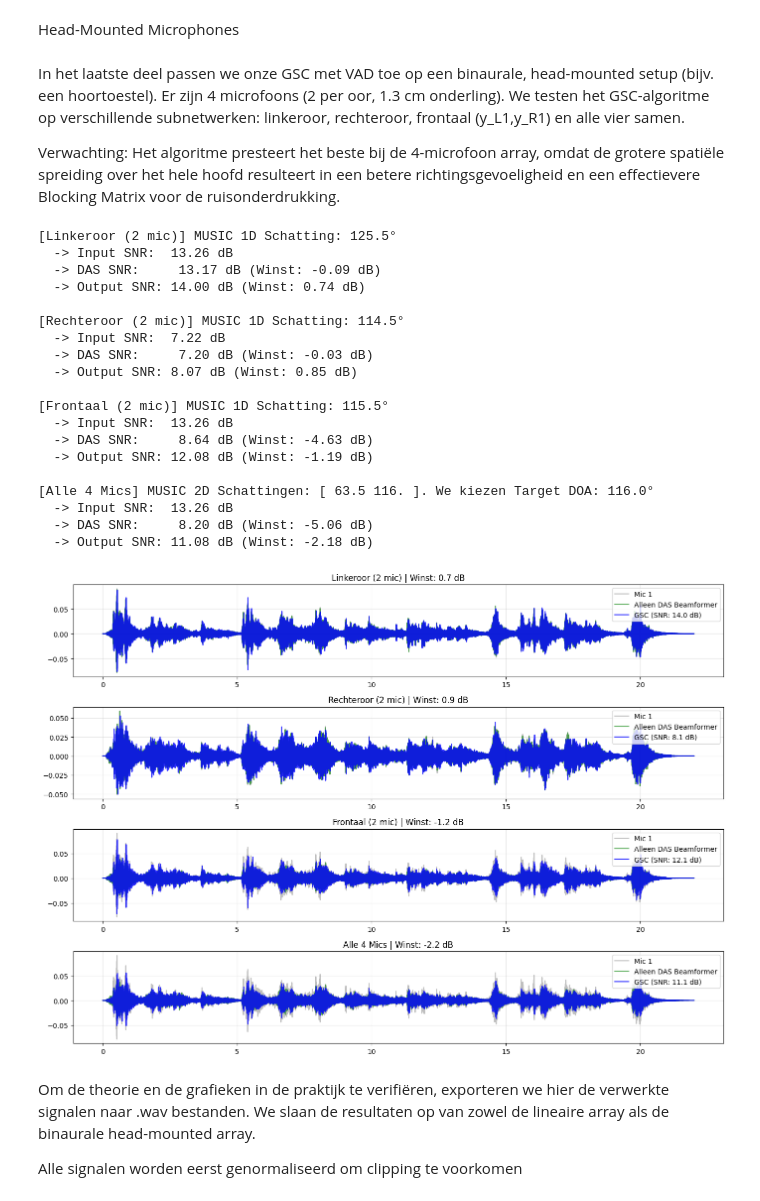
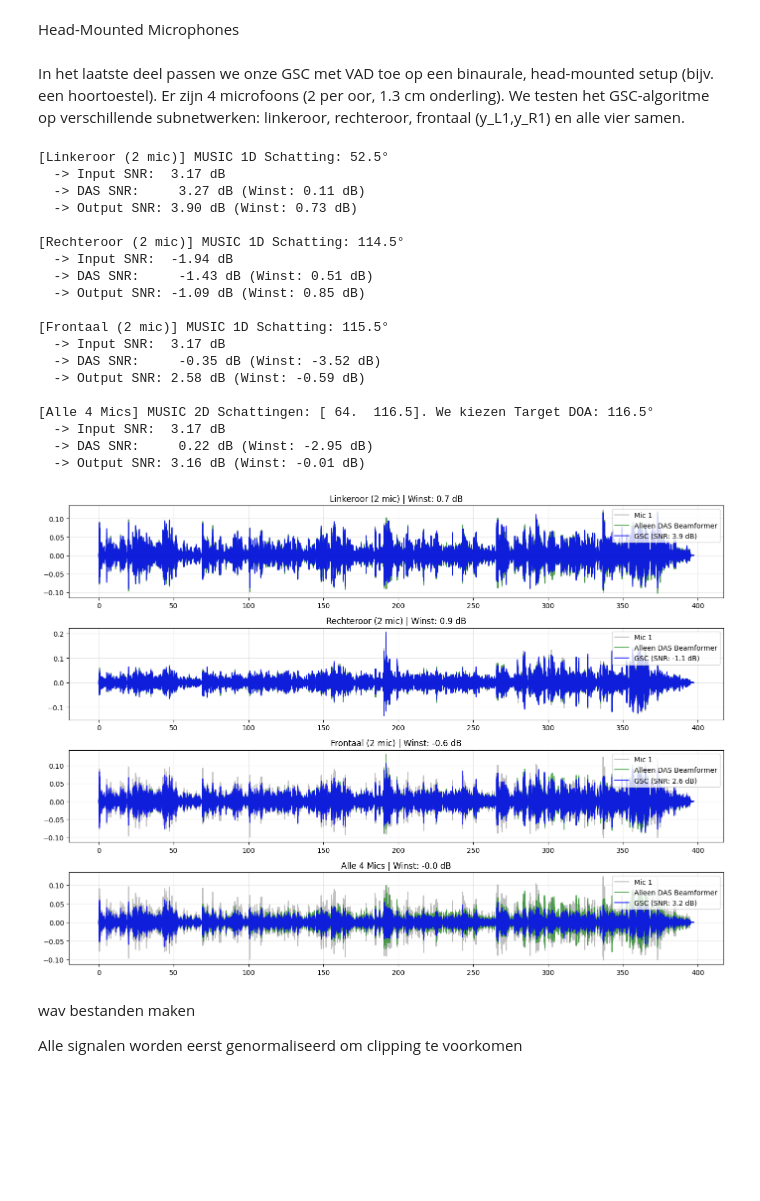
Before and after one commit to matsjoris6/P_D_ISSP_base-main, a Jupyter notebook: deadline1/week3.ipynb, the cells around one changed output. Cells and saved outputs as stored; diff of their text form; code cells hidden in the pictures; blank space fills up the shorter version.

```diff
--- a/deadline1/week3.ipynb
+++ b/deadline1/week3.ipynb
@@ -173,9 +169,9 @@ acoustic_scenario = load_rirs(rir_file)
 
 
 speech_files = [
-     os.path.join(base_path, "sound_files", "speech1.wav")
+     os.path.join(base_path, "sound_files", "part1_track1_dry.wav")
 ]
-noise_files = [os.path.join(base_path,"sound_files", "speech2.wav")]
+noise_files = [os.path.join(base_path,"sound_files", "part1_track2_dry.wav")]
 duration = 5.0
 DASout, speechDAS, noiseDAS, SNRoutDAS,mic, aligned_mics, vad, snr_in= das_bf(acoustic_scenario, speech_files, noise_files, duration)
 
@@ -266,13 +262,13 @@ def gsc_td(scenario, speech_paths, noise_paths=None, duration=10.0):
     GSCout_plot = np.pad(GSCout[delta:], (0, delta)) #verwijder kunstmatige stilte en voeg erna aan einde nullen toe zodat lijst even lang blijft
 
     plt.figure(figsize=(14, 7))
-    plt.plot(t, mic[:, 0], color='gray', alpha=0.5, label=f'Microfoon 1 (Input SNR: {snr_in:.1f} dB)')
+    plt.plot(t, mic[:, 0], color='gray', alpha=0.5, label=f'Mic 1 (Input SNR: {snr_in:.1f} dB)')
     plt.plot(t, DASout, color='dodgerblue', alpha=0.6, label=f'DAS Beamformer (SNR: {SNRoutDAS:.1f} dB)')
     plt.plot(t, GSCout_plot, color='green', alpha=0.9, linewidth=1.2, label=f'GSC Output (SNR: {SNRoutGSC:.1f} dB)')
 
-    plt.xlabel("Tijd (s)")
+    plt.xlabel("Time (s)")
     plt.ylabel("Amplitude")
-    plt.title("Signaalvergelijking: Origineel vs. DAS-BF vs. GSC")
+    plt.title("Comparison: Original vs. DAS-BF vs. GSC")
     plt.legend(loc='upper right')
     plt.grid(True, alpha=0.4)
     plt.tight_layout()
@@ -306,8 +302,6 @@ Head-Mounted Microphones
 # %% [markdown]
 In het laatste deel passen we onze GSC met VAD toe op een binaurale, head-mounted setup (bijv. een hoortoestel). Er zijn 4 microfoons (2 per oor, 1.3 cm onderling).
 We testen het GSC-algoritme op verschillende subnetwerken: linkeroor, rechteroor, frontaal (y_L1,y_R1) en alle vier samen.
-
-Verwachting: Het algoritme presteert het beste bij de 4-microfoon array, omdat de grotere spatiële spreiding over het hele hoofd resulteert in een betere richtingsgevoeligheid en een effectievere Blocking Matrix voor de ruisonderdrukking.
 # %%
 import os
 import numpy as np
@@ -335,7 +329,7 @@ folder_right = "s30"
 
 dry_sig_1, _ = sf.read(dry_signal_1_path)
 dry_sig_2, _ = sf.read(dry_signal_2_path)
-min_len = min(len(dry_sig_1), len(dry_sig_2),20*fs_sim)
+min_len = min(len(dry_sig_1), len(dry_sig_2))
 dry_sig_1 = dry_sig_1[:min_len]
 dry_sig_2 = dry_sig_2[:min_len]
 
@@ -610,52 +604,52 @@ for name, config in arrays.items():
         orientation=orientation
     )
 
     results[name] = {"out": GSCout, "snr_in": SNRin, "snr_out": SNRout, "das": DAS_signal, "snr_das": SNRdas}
     print(f"  -> Input SNR:  {SNRin:.2f} dB")
     print(f"  -> DAS SNR:     {SNRdas:.2f} dB (Winst: {SNRdas - SNRin:.2f} dB)")
     print(f"  -> Output SNR: {SNRout:.2f} dB (Winst: {SNRout - SNRin:.2f} dB)")
 
 # Plot
 t = np.arange(len(yL1_mix)) / fs_sim
 plt.figure(figsize=(14, 10))
 for i, (name, res) in enumerate(results.items()):
     plt.subplot(4, 1, i+1)
     #origineel
     plt.plot(t, arrays[name]["mics"][:, 0], color='gray', alpha=0.5, label='Mic 1')
     #  DAS
     plt.plot(t, res["das"], color='green', alpha=0.6, label='Alleen DAS Beamformer')
     #gsc
     plt.plot(t, res["out"], color='blue', alpha=0.8, label=f'GSC (SNR: {res["snr_out"]:.1f} dB)')
     plt.title(f"{name} | Winst: {res['snr_out'] - res['snr_in']:.1f} dB")
     plt.legend(loc='upper right')
     plt.grid(True, alpha=0.3)
 plt.tight_layout()
 plt.show()
 # %% [output]
-[Linkeroor (2 mic)] MUSIC 1D Schatting: 125.5°
-  -> Input SNR:  13.26 dB
-  -> DAS SNR:     13.17 dB (Winst: -0.09 dB)
-  -> Output SNR: 14.00 dB (Winst: 0.74 dB)
+[Linkeroor (2 mic)] MUSIC 1D Schatting: 52.5°
+  -> Input SNR:  3.17 dB
+  -> DAS SNR:     3.27 dB (Winst: 0.11 dB)
+  -> Output SNR: 3.90 dB (Winst: 0.73 dB)
 
 [Rechteroor (2 mic)] MUSIC 1D Schatting: 114.5°
-  -> Input SNR:  7.22 dB
-  -> DAS SNR:     7.20 dB (Winst: -0.03 dB)
-  -> Output SNR: 8.07 dB (Winst: 0.85 dB)
+  -> Input SNR:  -1.94 dB
+  -> DAS SNR:     -1.43 dB (Winst: 0.51 dB)
+  -> Output SNR: -1.09 dB (Winst: 0.85 dB)
 
 [Frontaal (2 mic)] MUSIC 1D Schatting: 115.5°
-  -> Input SNR:  13.26 dB
-  -> DAS SNR:     8.64 dB (Winst: -4.63 dB)
-  -> Output SNR: 12.08 dB (Winst: -1.19 dB)
+  -> Input SNR:  3.17 dB
+  -> DAS SNR:     -0.35 dB (Winst: -3.52 dB)
+  -> Output SNR: 2.58 dB (Winst: -0.59 dB)
 
-[Alle 4 Mics] MUSIC 2D Schattingen: [ 63.5 116. ]. We kiezen Target DOA: 116.0°
-  -> Input SNR:  13.26 dB
-  -> DAS SNR:     8.20 dB (Winst: -5.06 dB)
-  -> Output SNR: 11.08 dB (Winst: -2.18 dB)
+[Alle 4 Mics] MUSIC 2D Schattingen: [ 64.  116.5]. We kiezen Target DOA: 116.5°
+  -> Input SNR:  3.17 dB
+  -> DAS SNR:     0.22 dB (Winst: -2.95 dB)
+  -> Output SNR: 3.16 dB (Winst: -0.01 dB)
-[figure, old version]
+[figure, new version]
-# %% [markdown]
-Om de theorie en de grafieken in de praktijk te verifiëren, exporteren we hier de verwerkte signalen naar .wav bestanden. We slaan de resultaten op van zowel de lineaire array als de binaurale head-mounted array.
-
-Alle signalen worden eerst genormaliseerd om clipping te voorkomen
+# %% [markdown]
+wav bestanden maken
+
+Alle signalen worden eerst genormaliseerd om clipping te voorkomen
 # %%
 import soundfile as sf
 import os
```
Also changed, not shown: parts of 6 cells of this notebook, 3 other files.
